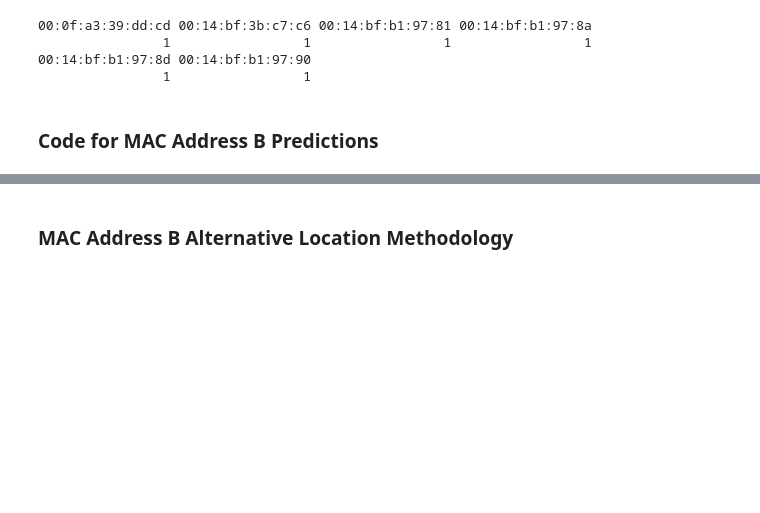
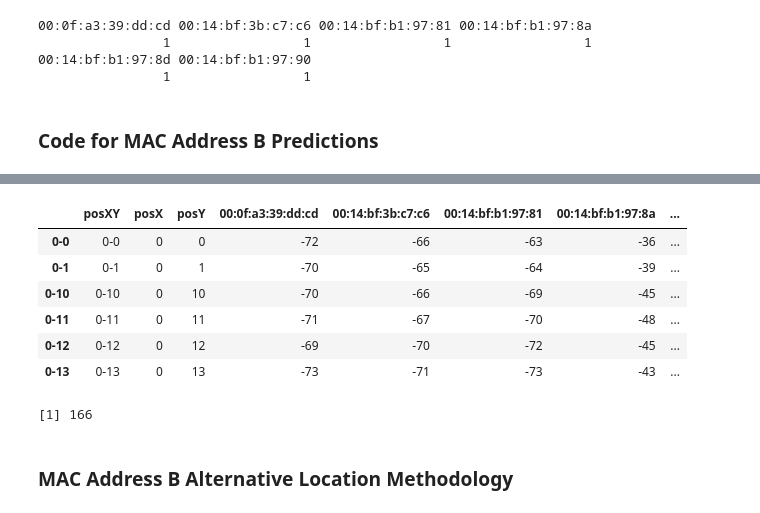
Before and after one commit to JLMarin64/QTW-Assignments, a Jupyter notebook: Assignment 1/Assignment 1 Write Up.ipynb, the cells around one changed output, grey strips where cells are left out. Saved outputs shown, nothing was run; the diff lists cells and outputs as text; code cells hidden in the pictures; blank space fills up the shorter version.

```diff
--- a/Assignment 1/Assignment 1 Write Up.ipynb
+++ b/Assignment 1/Assignment 1 Write Up.ipynb
@@ -764,6 +772,14 @@ findNN = function(newSignal, trainSubset) {
   closest = order(dists)
   return(trainSubset[closest, 1:3 ])
 }
+
+findNN2 = function(newSignal, trainSubset) {
+  diffs = apply(trainSubset[ , 4:9], 1,
+                function(x) x - newSignal)
+  dists = apply(diffs, 2, function(x) sqrt(sum(x^2)) )
+  closest = order(dists)
+  return(list(trainSubset[closest, 1:3 ],dists[order(dists)]))
+}
 # %% [output]
 |  | posXY | posX | posY | 00:0f:a3:39:e1:c0 | 00:14:bf:3b:c7:c6 | 00:14:bf:b1:97:81 | 00:14:bf:b1:97:8a | ... |
 | 0-0 | 0-0 | 0 | 0 | -52 | -66 | -63 | -36 | ... |
@@ -980,17 +1030,34 @@ selectTrain = function(angleNewObs, signals = NULL, m = 1){
 # %%
 train130 = selectTrain(130, offlineSummarynew, m = 3)
 
 head(train130)
 
 length(train130[[1]])
 
 findNN = function(newSignal, trainSubset) {
   diffs = apply(trainSubset[ , 4:9], 1,
                 function(x) x - newSignal)
   dists = apply(diffs, 2, function(x) sqrt(sum(x^2)) )
   closest = order(dists)
   return(trainSubset[closest, 1:3 ])
 }
+
+findNN2 = function(newSignal, trainSubset) {
+  diffs = apply(trainSubset[ , 4:9], 1,
+                function(x) x - newSignal)
+  dists = apply(diffs, 2, function(x) sqrt(sum(x^2)) )
+  closest = order(dists)
+  return(list(trainSubset[closest, 1:3 ],dists[order(dists)]))
+}
+# %% [output]
+|  | posXY | posX | posY | 00:0f:a3:39:dd:cd | 00:14:bf:3b:c7:c6 | 00:14:bf:b1:97:81 | 00:14:bf:b1:97:8a | ... |
+| 0-0 | 0-0 | 0 | 0 | -72 | -66 | -63 | -36 | ... |
+| 0-1 | 0-1 | 0 | 1 | -70 | -65 | -64 | -39 | ... |
+| 0-10 | 0-10 | 0 | 10 | -70 | -66 | -69 | -45 | ... |
+| 0-11 | 0-11 | 0 | 11 | -71 | -67 | -70 | -48 | ... |
+| 0-12 | 0-12 | 0 | 12 | -69 | -70 | -72 | -45 | ... |
+| 0-13 | 0-13 | 0 | 13 | -73 | -71 | -73 | -43 | ... |
+[1] 166
 # %%
 predXY = function(newSignals, newAngles, trainData,
                   numAngles = 1, k = 3){
```
Also changed, not shown: parts of 16 cells of this notebook.
